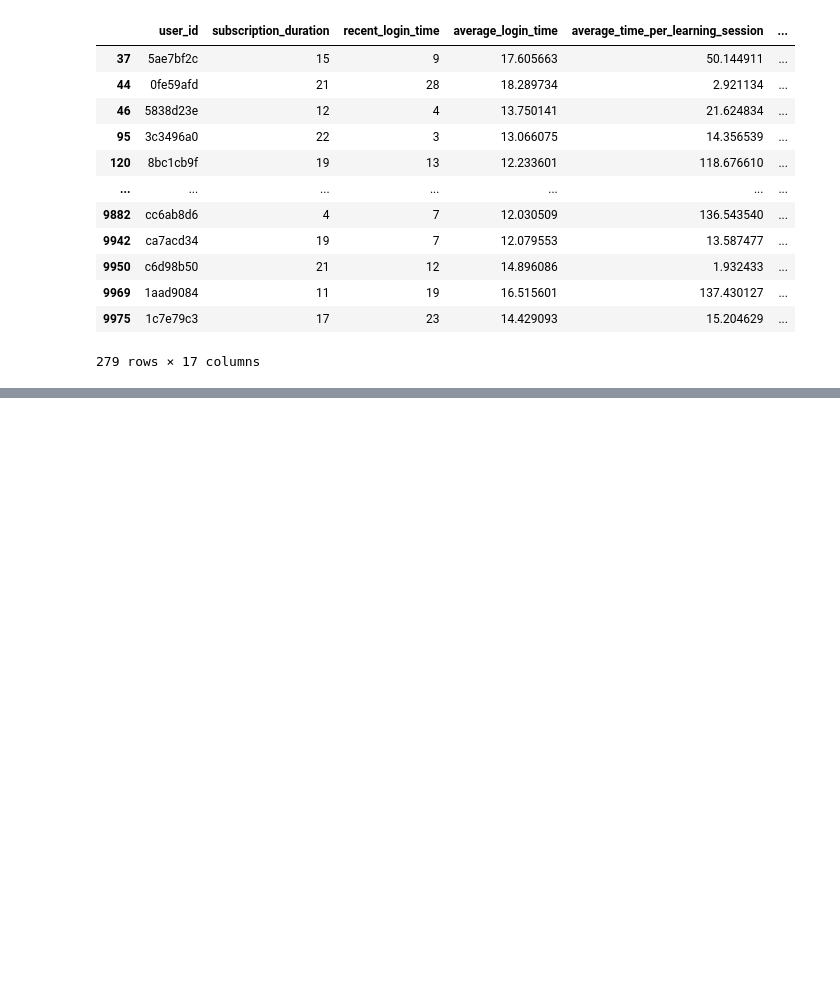
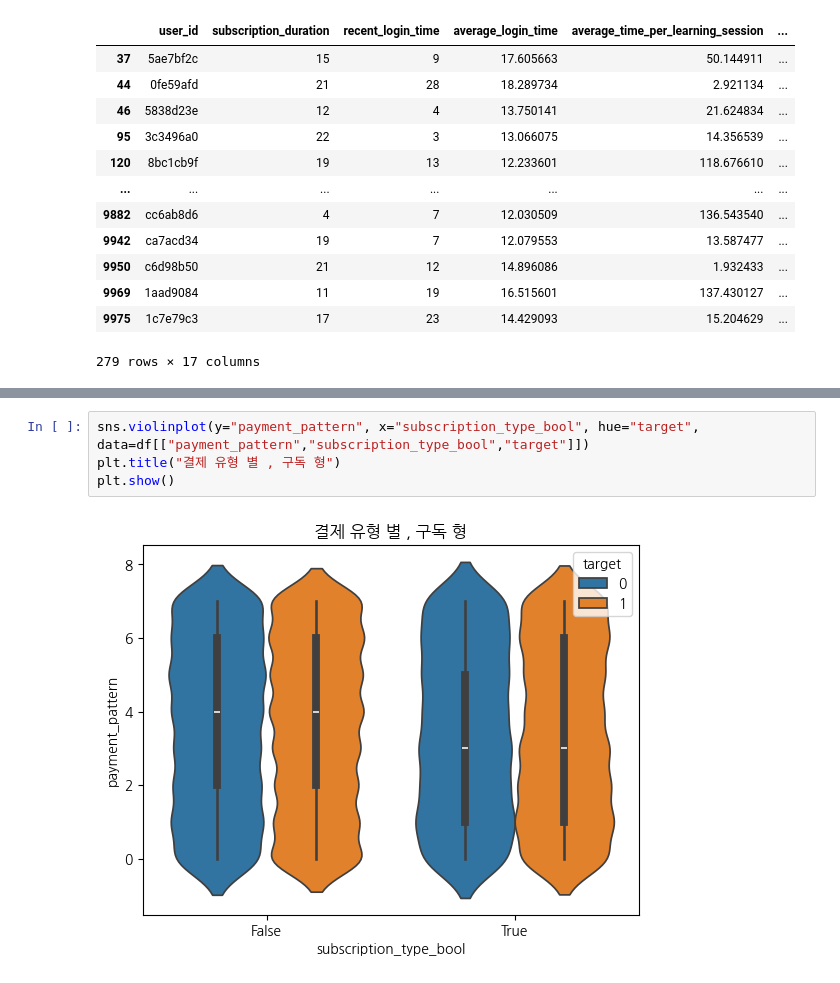
Before and after one commit to min01118/WASSUP4, a Jupyter notebook: 05_Data_Analysis/DA_Mini_Project.ipynb, the cells around one changed output, grey strips where cells are left out. Saved outputs shown, nothing was run; the diff lists cells and outputs as text; blank space fills up the shorter version.

```diff
--- a/05_Data_Analysis/DA_Mini_Project.ipynb
+++ b/05_Data_Analysis/DA_Mini_Project.ipynb
@@ -637,0 +652,6 @@ df[(df['subscription_type']=="Basic")&(df['payment_pattern']==0)&(df['target']==
+# %%
+sns.violinplot(y="payment_pattern", x="subscription_type_bool", hue="target", data=df[["payment_pattern","subscription_type_bool","target"]])
+plt.title("결제 유형 별 , 구독 형")
+plt.show()
+# %% [output]
+[figure, added]
```
Also changed, not shown: parts of 9 cells of this notebook.
